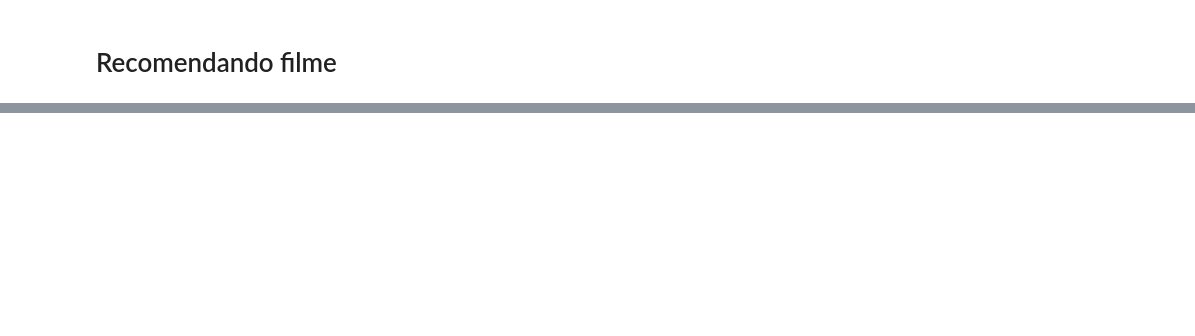
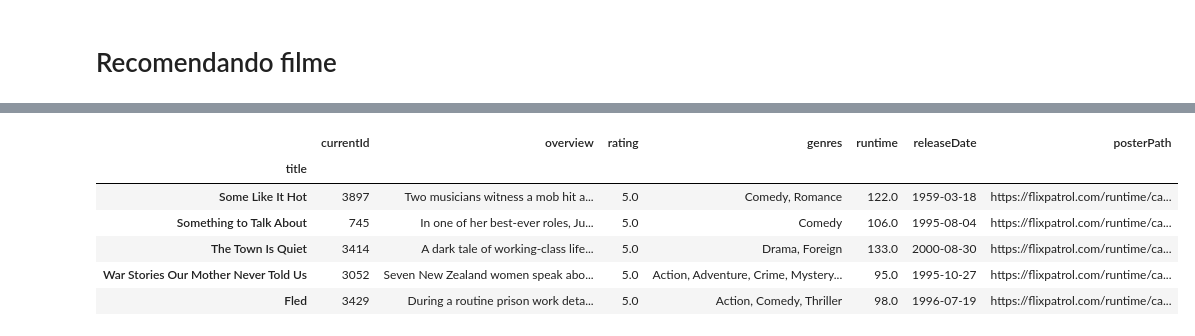
Before and after one commit to Victor7095/oficina-i-avaliacao-ii, a Jupyter notebook: k_nearest_neighbor_knn.ipynb, the cells around one changed output, grey strips where cells are left out. Cells and saved outputs as stored; diff of their text form; code cells hidden in the pictures; blank space fills up the shorter version.

```diff
--- a/k_nearest_neighbor_knn.ipynb
+++ b/k_nearest_neighbor_knn.ipynb
@@ -148,0 +115,18 @@ Recommendation for Cyborg:
+# %%
+def recommend(user_id):
+    distances, indices = model_knn.kneighbors(
+                movie_ratings_pivot.loc[user_id].values.reshape(1,-1),
+                n_neighbors=2)
+
+    user_ratings = movie_ratings_pivot.loc[user_id]
+
+    closest_user_id = movie_ratings_pivot.index[indices.flatten()[1]]
+    closest_user_ratings = movie_ratings_pivot.loc[closest_user_id]
+
+    r = movie_ratings_pivot.loc[closest_user_id][(closest_user_ratings > 0) & (user_ratings == 0)]
+    r = r.sort_values(ascending=False)
+
+    return r
+# %%
+recommendations = recommend(user_index)
+recommendations.head(10)
@@ -148,0 +146,3 @@ Recommendation for Cyborg:
+# %%
+df_movies = pd.read_csv(MOVIES_ONLY_PATH)
+df_movies.head()
@@ -148,0 +156,19 @@ Recommendation for Cyborg:
+# %%
+def get_formatted_recommendations(recommendations):
+  df_movies = pd.read_csv(MOVIES_ONLY_PATH)
+  df_movie_ratings = df_movies[df_movies['title'].isin(recommendations.index)]
+  df_movie_ratings = df_movie_ratings.set_index("title")
+  df_movie_ratings.insert(2, 'rating', recommendations)
+  df_movie_ratings = df_movie_ratings.sort_values(by=['rating'], ascending=False)
+  return df_movie_ratings
+
+df_formatted_recommendations = get_formatted_recommendations(recommendations)
+df_formatted_recommendations.head(5)
+# %% [output]
+|  | currentId | overview | rating | genres | runtime | releaseDate | posterPath |
+| title |  |  |  |  |  |  |  |
+| Some Like It Hot | 3897 | Two musicians witness a mob hit a... | 5.0 | Comedy, Romance | 122.0 | 1959-03-18 | https://flixpatrol.com/runtime/ca... |
+| Something to Talk About | 745 | In one of her best-ever roles, Ju... | 5.0 | Comedy | 106.0 | 1995-08-04 | https://flixpatrol.com/runtime/ca... |
+| The Town Is Quiet | 3414 | A dark tale of working-class life... | 5.0 | Drama, Foreign | 133.0 | 2000-08-30 | https://flixpatrol.com/runtime/ca... |
+| War Stories Our Mother Never Told Us | 3052 | Seven New Zealand women speak abo... | 5.0 | Action, Adventure, Crime, Mystery... | 95.0 | 1995-10-27 | https://flixpatrol.com/runtime/ca... |
+| Fled | 3429 | During a routine prison work deta... | 5.0 | Action, Comedy, Thriller | 98.0 | 1996-07-19 | https://flixpatrol.com/runtime/ca... |
```
Also changed, not shown: parts of 8 cells of this notebook, 1 other file.
